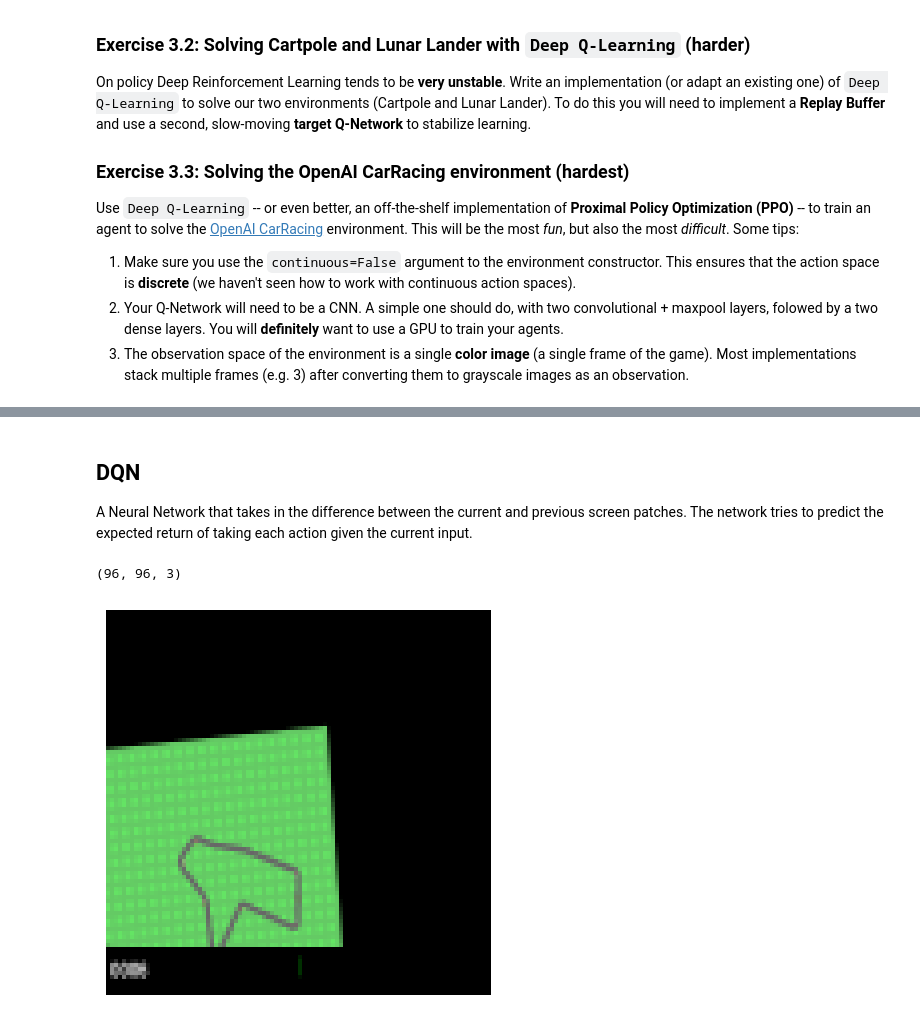
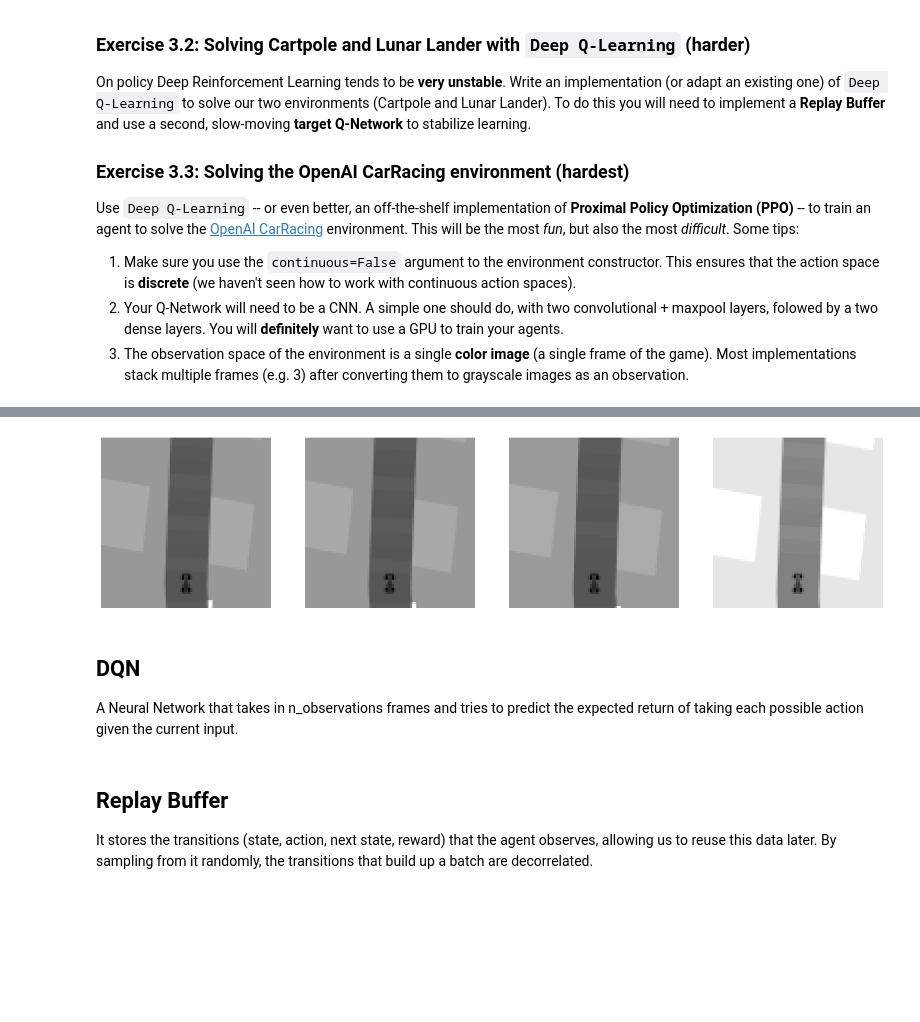
Before and after one commit to marcochisciedu/DLAProjects, a Jupyter notebook: Lab3-DRL.ipynb, the cells around one changed output, grey strips where cells are left out. Saved outputs shown, nothing was run; the diff lists cells and outputs as text; code cells hidden in the pictures; blank space fills up the shorter version.

```diff
--- a/Lab3-DRL.ipynb
+++ b/Lab3-DRL.ipynb
@@ -1132,4 +1087,16 @@ class CarRacingDQNAgent:
+# %%
+# Check step, gas action for 4 steps, check moving background
+for i in range(4):
+    s, r, terminated, truncated, info = env.step(3)  # 3rd action is `gas` action
+
+fig, axes = plt.subplots(1, 4, figsize=(20, 5))
+for i in range(4):
+    axes[i].imshow(s[i], cmap='gray')
+    axes[i].axis('off')
+plt.show()
+# %% [output]
+[figure, added]
 # %% [markdown]
 ## DQN
-A Neural Network that takes in the difference between the current and previous screen patches. The network tries to predict the expected return of taking each action given the current input.
+A Neural Network that takes in n_observations frames and tries to predict the expected return of taking each possible action given the current input.
 # %%
@@ -1161,8 +1125,6 @@ class DQN(nn.Module):
         x = self.relu(self.fc1(x))
         x = self.fc2(x)
         return x
-# %%
-env = gymnasium.make('CarRacing-v2', continuous=False)
-# %% [output]
-(96, 96, 3)
-[figure, removed]
+# %% [markdown]
+## Replay Buffer
+It stores the transitions (state, action, next state, reward) that the agent observes, allowing us to reuse this data later. By sampling from it randomly, the transitions that build up a batch are decorrelated.
```
Also changed, not shown: parts of 22 cells of this notebook.
